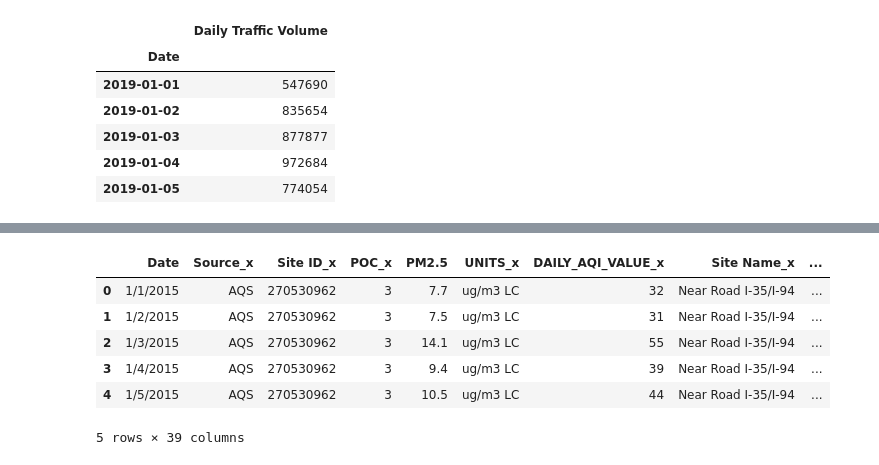
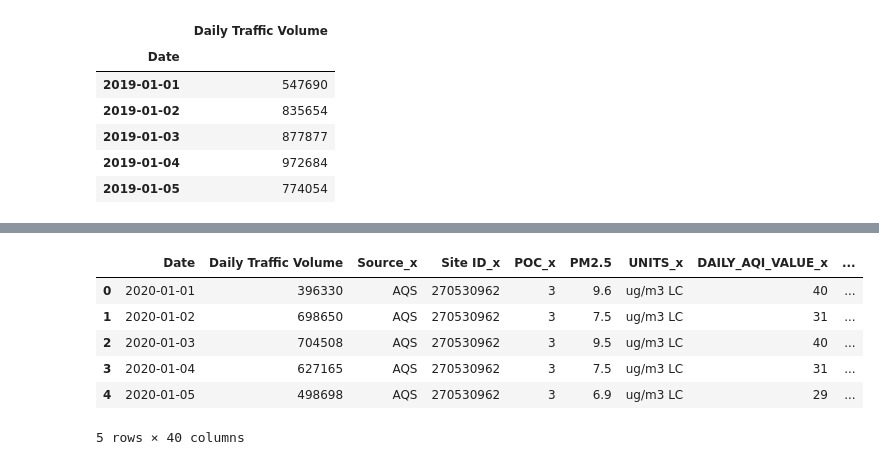
Before and after one commit to gonzaloreusch/Air-Quality, a Jupyter notebook: DataFrames/traffic.ipynb, the cells around one changed output, grey strips where cells are left out. Saved outputs shown, nothing was run; the diff lists cells and outputs as text; code cells hidden in the pictures.

```diff
--- a/DataFrames/traffic.ipynb
+++ b/DataFrames/traffic.ipynb
@@ -103,16 +105,23 @@ plt.show()
 # %%
 aqi_filepath = '../Resources/Combined_AQI_csv.csv'
 
 aqi_data = pd.DataFrame()
 aqi_data = pd.read_csv(aqi_filepath)
 aqi_data = aqi_data.rename(columns={'Daily Mean PM2.5 Concentration': 'PM2.5'})
+dates = aqi_data['Date']
+#dates = [datetime.strptime(d, "%m/%d/%Y") for d in dates]
+aqi_data['Date'] = pd.to_datetime(aqi_data.Date)
+aqi_data['Date'] = aqi_data['Date'].dt.strftime("%Y-%m-%d")
 
-aqi_data.head()
+aqi_traffic = pd.merge(daily_traffic['2020'], aqi_data, how='inner', on='Date')
+
+#aqi_data.head()
+aqi_traffic.head()
 # %% [output]
-|  | Date | Source_x | Site ID_x | POC_x | PM2.5 | UNITS_x | DAILY_AQI_VALUE_x | Site Name_x | ... |
-| 0 | 1/1/2015 | AQS | 270530962 | 3 | 7.7 | ug/m3 LC | 32 | Near Road I-35/I-94 | ... |
-| 1 | 1/2/2015 | AQS | 270530962 | 3 | 7.5 | ug/m3 LC | 31 | Near Road I-35/I-94 | ... |
-| 2 | 1/3/2015 | AQS | 270530962 | 3 | 14.1 | ug/m3 LC | 55 | Near Road I-35/I-94 | ... |
-| 3 | 1/4/2015 | AQS | 270530962 | 3 | 9.4 | ug/m3 LC | 39 | Near Road I-35/I-94 | ... |
-| 4 | 1/5/2015 | AQS | 270530962 | 3 | 10.5 | ug/m3 LC | 44 | Near Road I-35/I-94 | ... |
+|  | Date | Daily Traffic Volume | Source_x | Site ID_x | POC_x | PM2.5 | UNITS_x | DAILY_AQI_VALUE_x | ... |
+| 0 | 2020-01-01 | 396330 | AQS | 270530962 | 3 | 9.6 | ug/m3 LC | 40 | ... |
+| 1 | 2020-01-02 | 698650 | AQS | 270530962 | 3 | 7.5 | ug/m3 LC | 31 | ... |
+| 2 | 2020-01-03 | 704508 | AQS | 270530962 | 3 | 9.5 | ug/m3 LC | 40 | ... |
+| 3 | 2020-01-04 | 627165 | AQS | 270530962 | 3 | 7.5 | ug/m3 LC | 31 | ... |
+| 4 | 2020-01-05 | 498698 | AQS | 270530962 | 3 | 6.9 | ug/m3 LC | 29 | ... |
-5 rows × 39 columns
+5 rows × 40 columns
```
Also changed, not shown: parts of 3 cells of this notebook, 5 other files.
